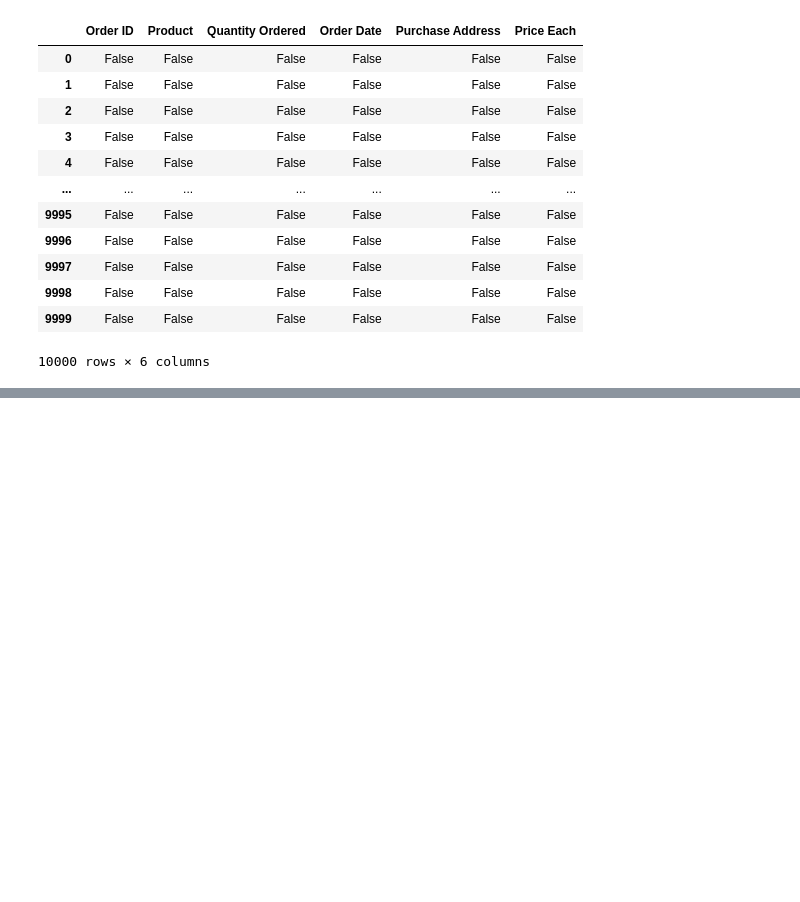
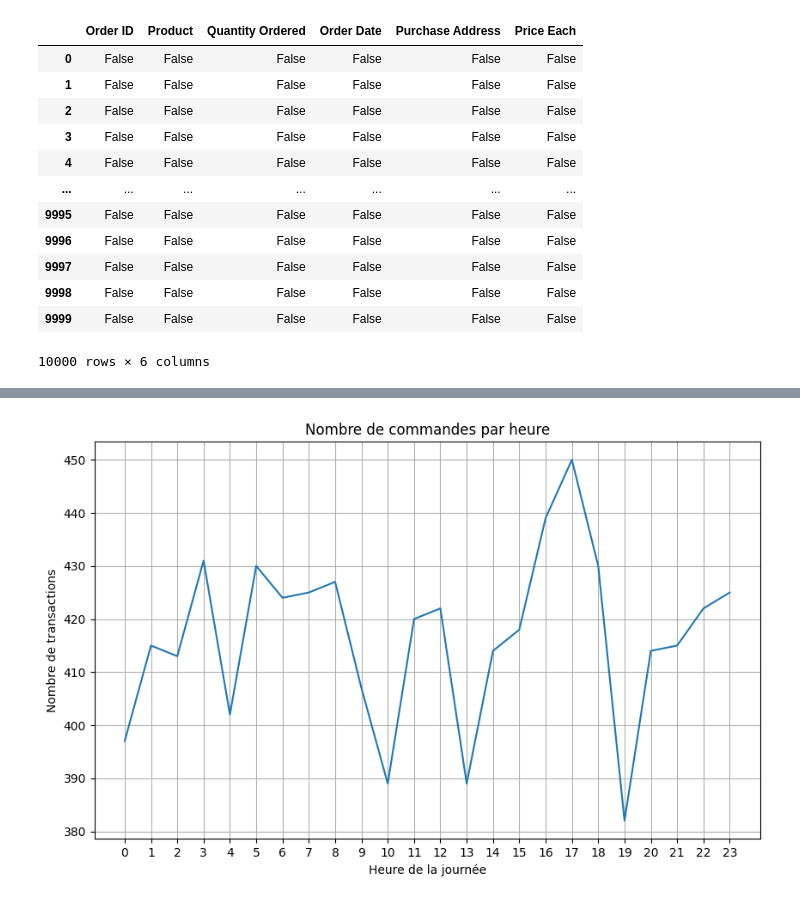
Before and after one commit to th2ry95/Data-Science-Portfolio, a Jupyter notebook: 01_Analyse_Ventes_Pandas.ipynb, the cells around one changed output, grey strips where cells are left out. Cells and saved outputs as stored; diff of their text form; code cells hidden in the pictures; blank space fills up the shorter version.

```diff
--- a/01_Analyse_Ventes_Pandas.ipynb
+++ b/01_Analyse_Ventes_Pandas.ipynb
@@ -172,0 +173,23 @@ plt.show()
+# %%
+import pandas as pd
+import matplotlib.pyplot as plt
+
+#Convertir la colonne date en format "Datetime" (pour que Python comprenne les heures)
+df['Order Date'] = pd.to_datetime(df['Order Date'], format='%m/%d/%y %H:%M')
+
+# 2. Extraire l'heure (0 à 23) dans une nouvelle colonne
+df['Hour'] = df['Order Date'].dt.hour
+
+# 3. Compter le nombre de commandes par heure
+virees_horaires = df.groupby('Hour').count()['Order ID']
+
+# 4. Visualiser pour trouver le "Sweet Spot"
+plt.figure(figsize=(10,6))
+virees_horaires.plot(grid=True)
+plt.xticks(range(0,24))
+plt.title('Nombre de commandes par heure')
+plt.xlabel('Heure de la journée')
+plt.ylabel('Nombre de transactions')
+plt.show()
+# %% [output]
+[figure, added]
```
Also changed, not shown: parts of 5 cells of this notebook.
